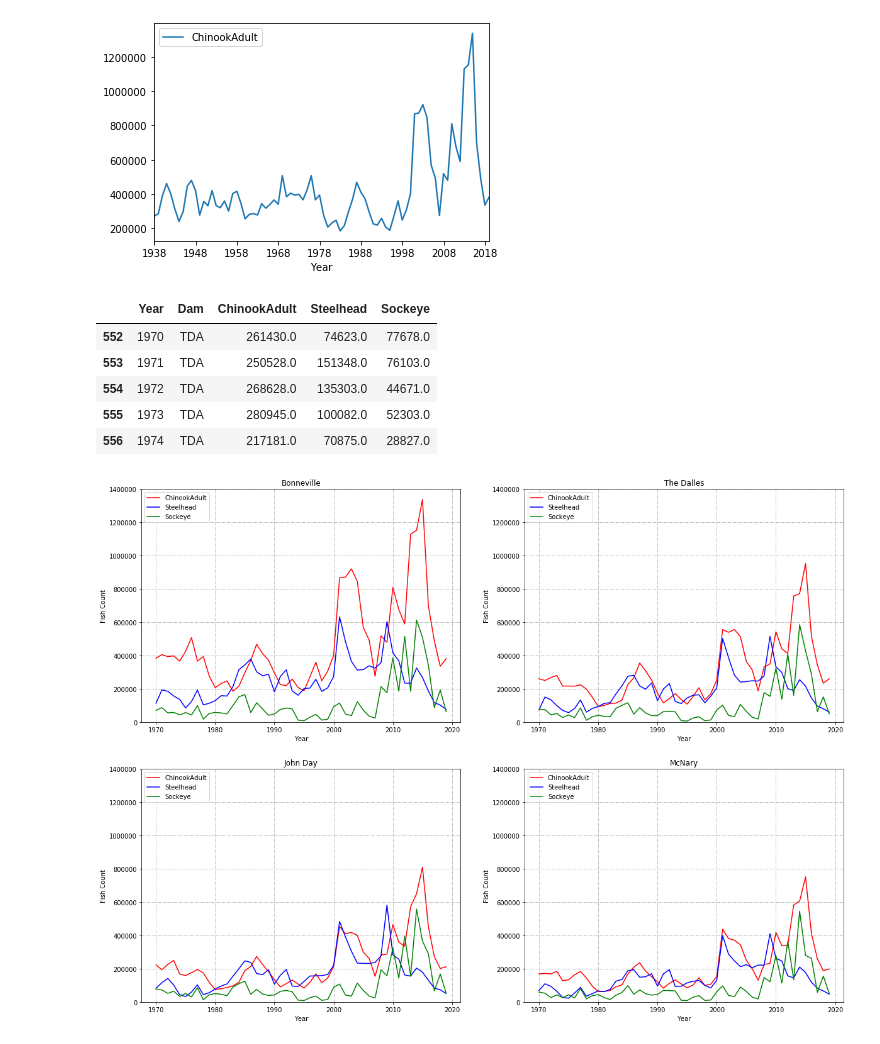
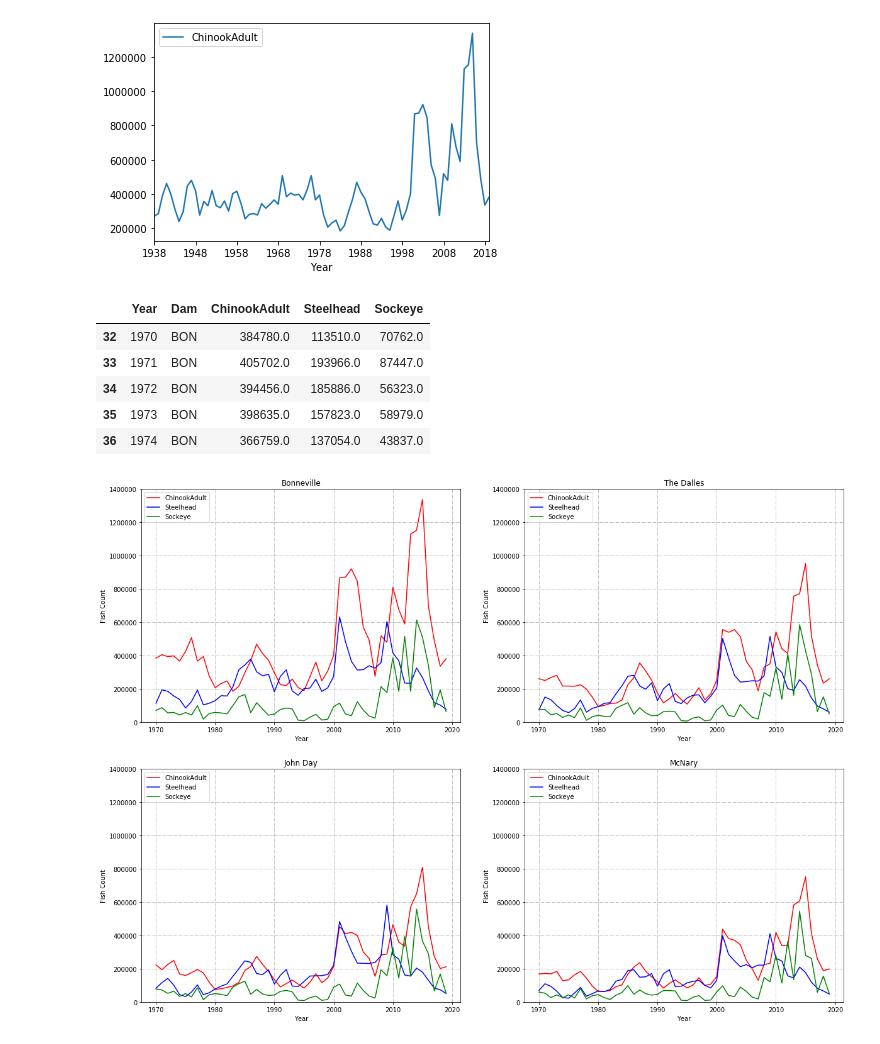
Before and after one commit to davidtracy6984/Climate-Change, a Jupyter notebook: Seems_Fishy.ipynb, the cells around one changed output. Saved outputs shown, nothing was run; the diff lists cells and outputs as text; code cells hidden in the pictures.

```diff
--- a/Seems_Fishy.ipynb
+++ b/Seems_Fishy.ipynb
@@ -58,22 +58,22 @@ chinookAdult_bon_df.plot(kind='line',x='Year',y='ChinookAdult')
 # %%
 oftfrfbf_df = dam_fish_df[['Year','Dam','ChinookAdult','Steelhead','Sockeye']]
 year_to_int = {'Year':int}
 oftfrfbf_df = oftfrfbf_df.astype(year_to_int)
 oftfrfbf_70_df = oftfrfbf_df[oftfrfbf_df['Year'] >= 1970]
 oftfrfbf_bon_df = oftfrfbf_70_df[oftfrfbf_70_df['Dam'] == 'BON']
 oftfrfbf_mcn_df = oftfrfbf_70_df[oftfrfbf_70_df['Dam'] == 'MCN']
 oftfrfbf_jda_df = oftfrfbf_70_df[oftfrfbf_70_df['Dam'] == 'JDA']
 oftfrfbf_tda_df = oftfrfbf_70_df[oftfrfbf_70_df['Dam'] == 'TDA']
 
 #ftfrfbf_bon_df = oftfrfbf_bon_df.astype(year_to_int)
-oftfrfbf_tda_df.head()
+oftfrfbf_bon_df.head()
 # %% [output]
 |  | Year | Dam | ChinookAdult | Steelhead | Sockeye |
-| 552 | 1970 | TDA | 261430.0 | 74623.0 | 77678.0 |
-| 553 | 1971 | TDA | 250528.0 | 151348.0 | 76103.0 |
-| 554 | 1972 | TDA | 268628.0 | 135303.0 | 44671.0 |
-| 555 | 1973 | TDA | 280945.0 | 100082.0 | 52303.0 |
-| 556 | 1974 | TDA | 217181.0 | 70875.0 | 28827.0 |
+| 32 | 1970 | BON | 384780.0 | 113510.0 | 70762.0 |
+| 33 | 1971 | BON | 405702.0 | 193966.0 | 87447.0 |
+| 34 | 1972 | BON | 394456.0 | 185886.0 | 56323.0 |
+| 35 | 1973 | BON | 398635.0 | 157823.0 | 58979.0 |
+| 36 | 1974 | BON | 366759.0 | 137054.0 | 43837.0 |
 # %%
 fig_line, ((ax1,ax2),(ax3,ax4)) = plt.subplots(2,2,figsize=(20,15))
 
```
Also changed, not shown: parts of 3 cells of this notebook, 1 other file.
